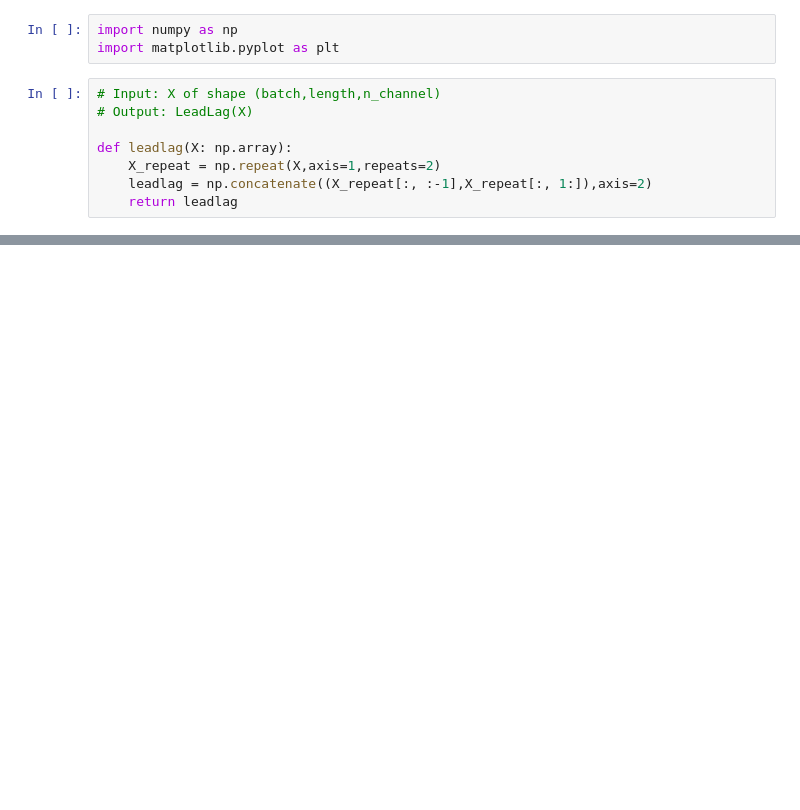
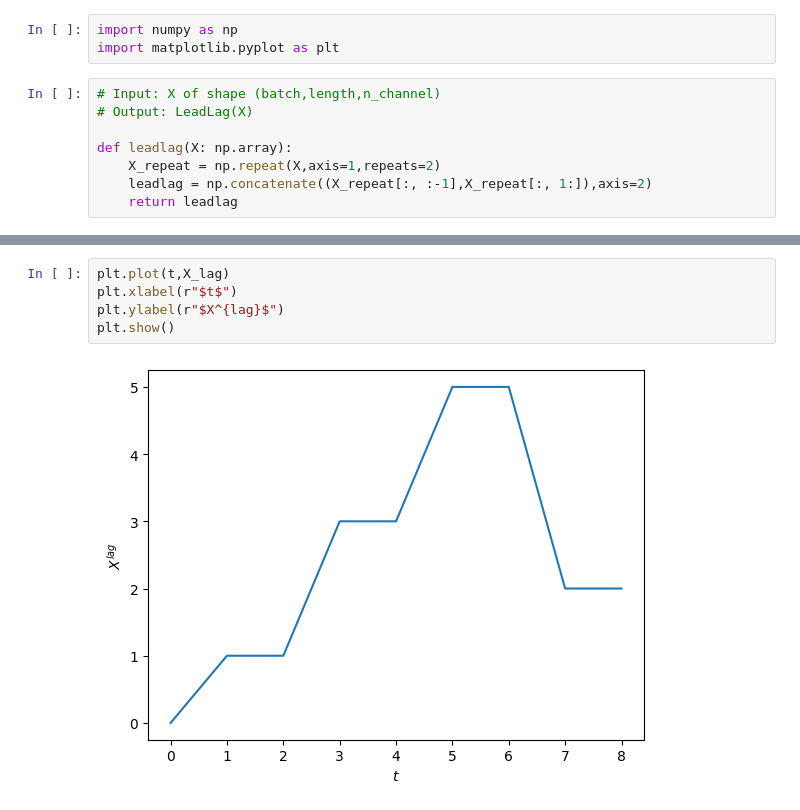
Before and after one commit to levi0206/Signature-GAN, a Jupyter notebook: plot_leadlag.ipynb, the cells around one changed output, grey strips where cells are left out. Drawn from its saved outputs; the diff is of its cells as text; blank space fills up the shorter version.

```diff
--- a/plot_leadlag.ipynb
+++ b/plot_leadlag.ipynb
@@ -46,0 +56,7 @@ X leadlag shape: (1, 7, 2)
+# %%
+plt.plot(t,X_lag)
+plt.xlabel(r"$t$")
+plt.ylabel(r"$X^{lag}$")
+plt.show()
+# %% [output]
+[figure, added]
```
Also changed, not shown: parts of 4 cells of this notebook.
